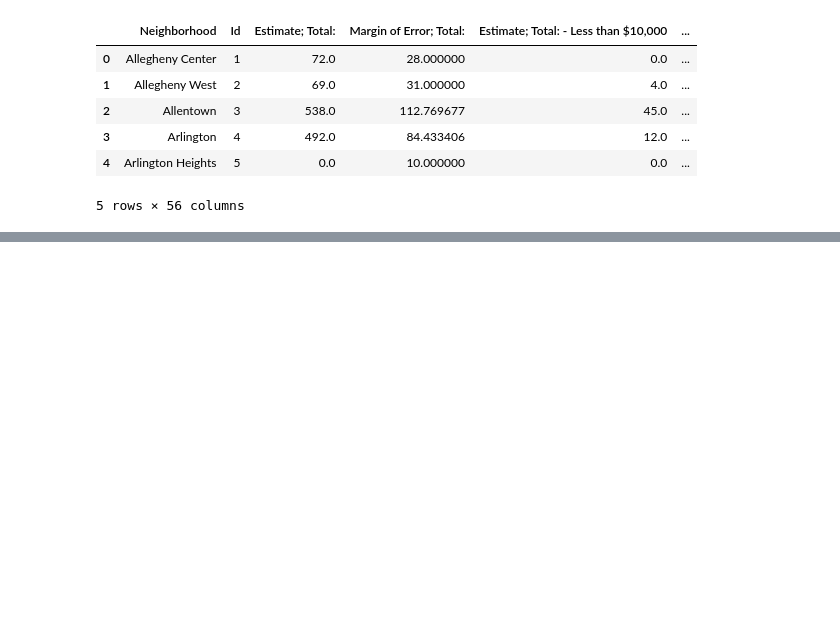
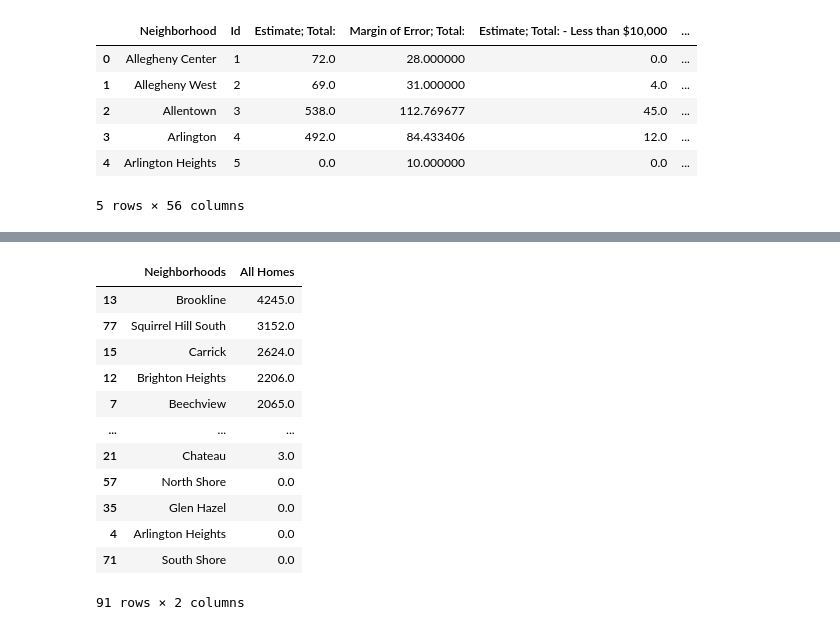
Before and after one commit to sim1029/data-pirates, a Jupyter notebook: HousingPrices.ipynb, the cells around one changed output, grey strips where cells are left out. Saved outputs shown, nothing was run; the diff lists cells and outputs as text; code cells hidden in the pictures; blank space fills up the shorter version.

```diff
--- a/HousingPrices.ipynb
+++ b/HousingPrices.ipynb
@@ -91,0 +66,26 @@ Allegheny Center
+# %%
+allHomes = []
+neighborhood = []
+for x in range(0, len(data.index)):
+    allHomes.append(data.iloc[x,2])
+    neighborhood.append(data.iloc[x,0])
+
+dict = {"Neighborhoods": neighborhood, "All Homes": allHomes} #dictionary with titles
+totalHouses = pd.DataFrame(dict)
+
+totalHouses_sorted = totalHouses.sort_values('All Homes', axis = 0, ascending = False, inplace = False, kind = 'quicksort')
+totalHouses_sorted
+# %% [output]
+|  | Neighborhoods | All Homes |
+| 13 | Brookline | 4245.0 |
+| 77 | Squirrel Hill South | 3152.0 |
+| 15 | Carrick | 2624.0 |
+| 12 | Brighton Heights | 2206.0 |
+| 7 | Beechview | 2065.0 |
+| ... | ... | ... |
+| 21 | Chateau | 3.0 |
+| 57 | North Shore | 0.0 |
+| 35 | Glen Hazel | 0.0 |
+| 4 | Arlington Heights | 0.0 |
+| 71 | South Shore | 0.0 |
+91 rows × 2 columns
```
Also changed, not shown: parts of 13 cells of this notebook.
